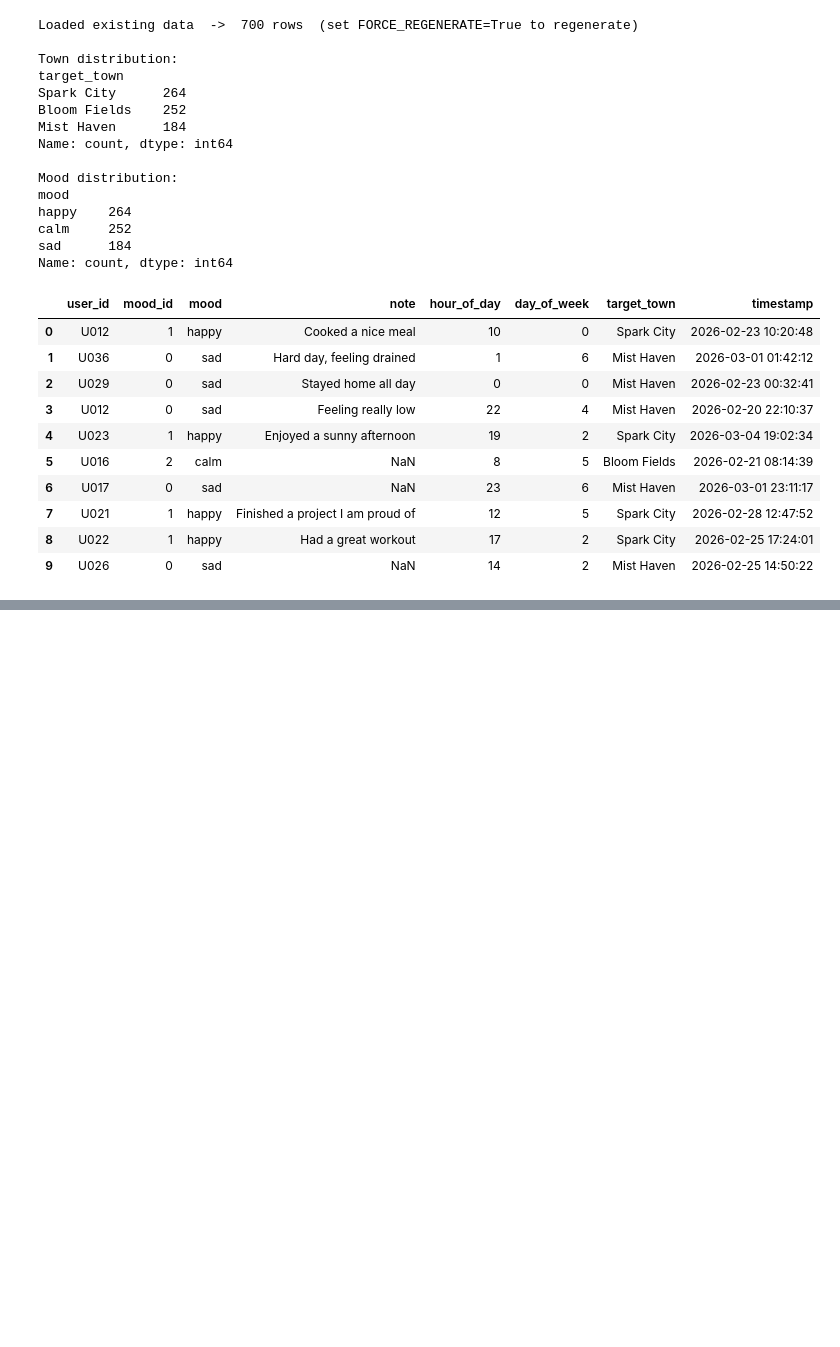
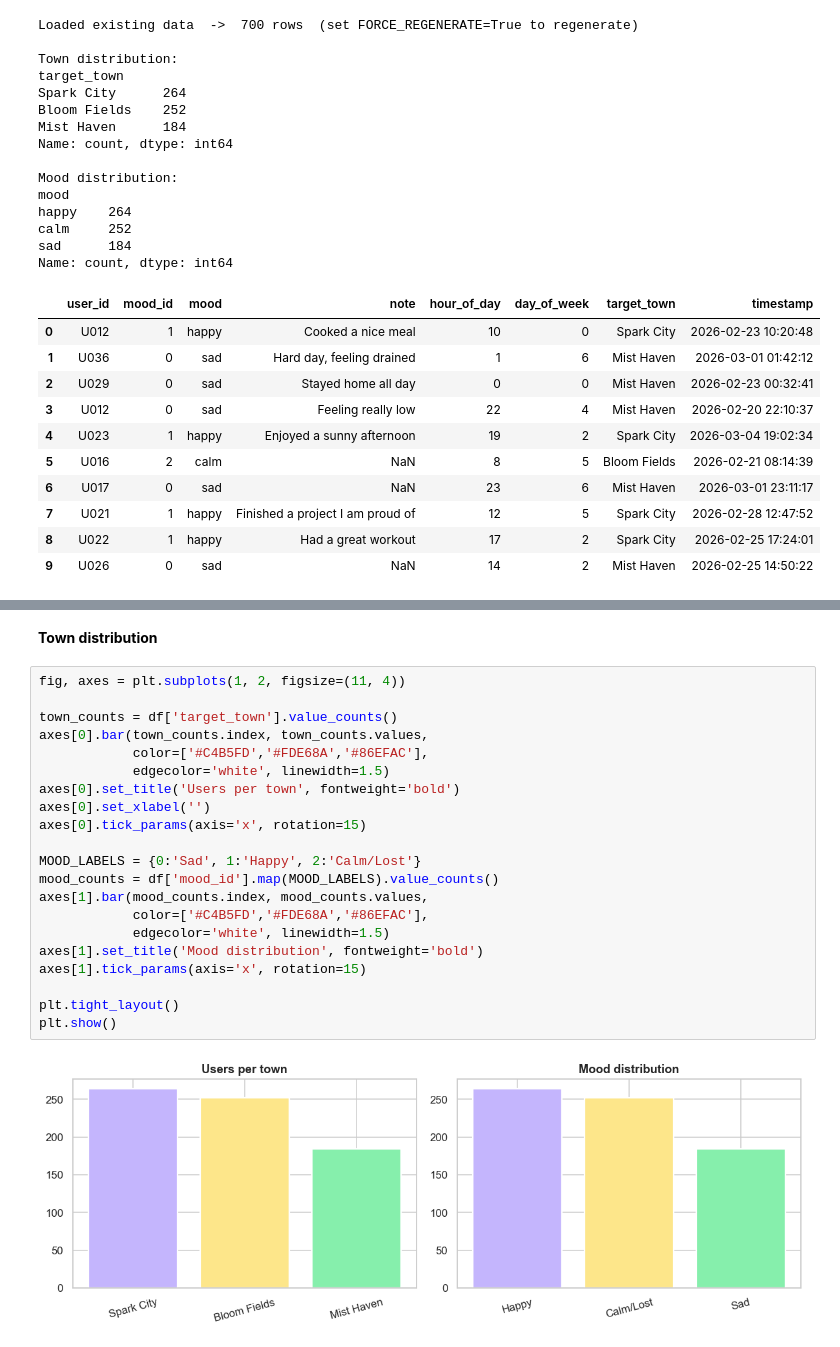
Before and after one commit to Dima-Bulavenko/mood_swings, a Jupyter notebook: notebooks/MoodSwings.ipynb, the cells around one changed output, grey strips where cells are left out. Drawn from its saved outputs; the diff is of its cells as text; blank space fills up the shorter version.

```diff
--- a/notebooks/MoodSwings.ipynb
+++ b/notebooks/MoodSwings.ipynb
@@ -202,0 +231,25 @@ Name: count, dtype: int64
+# %% [markdown]
+**Town distribution**
+# %%
+fig, axes = plt.subplots(1, 2, figsize=(11, 4))
+
+town_counts = df['target_town'].value_counts()
+axes[0].bar(town_counts.index, town_counts.values,
+            color=['#C4B5FD','#FDE68A','#86EFAC'],
+            edgecolor='white', linewidth=1.5)
+axes[0].set_title('Users per town', fontweight='bold')
+axes[0].set_xlabel('')
+axes[0].tick_params(axis='x', rotation=15)
+
+MOOD_LABELS = {0:'Sad', 1:'Happy', 2:'Calm/Lost'}
+mood_counts = df['mood_id'].map(MOOD_LABELS).value_counts()
+axes[1].bar(mood_counts.index, mood_counts.values,
+            color=['#C4B5FD','#FDE68A','#86EFAC'],
+            edgecolor='white', linewidth=1.5)
+axes[1].set_title('Mood distribution', fontweight='bold')
+axes[1].tick_params(axis='x', rotation=15)
+
+plt.tight_layout()
+plt.show()
+# %% [output]
+[figure, added]
```
Also changed, not shown: parts of 12 cells of this notebook, 1 other file.
